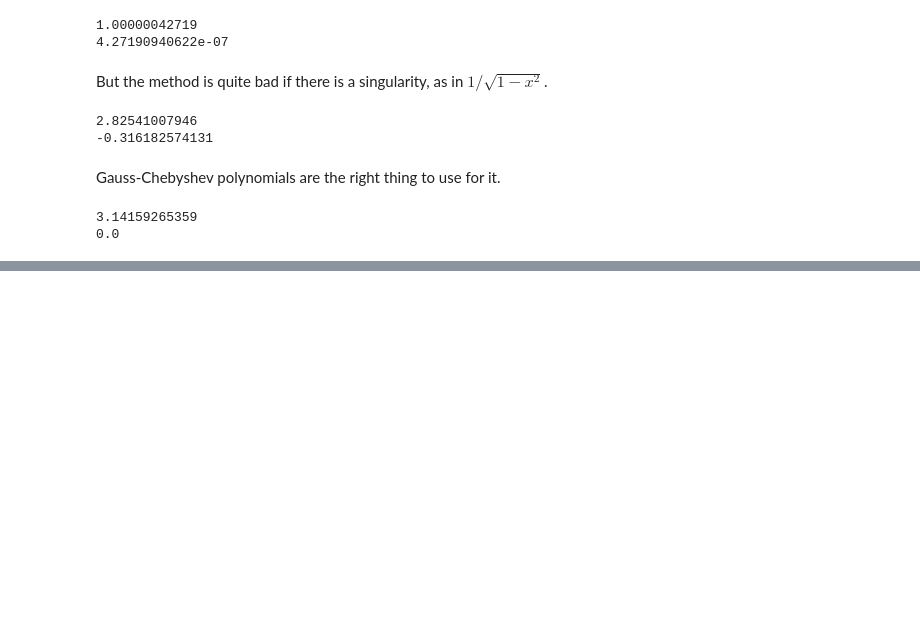
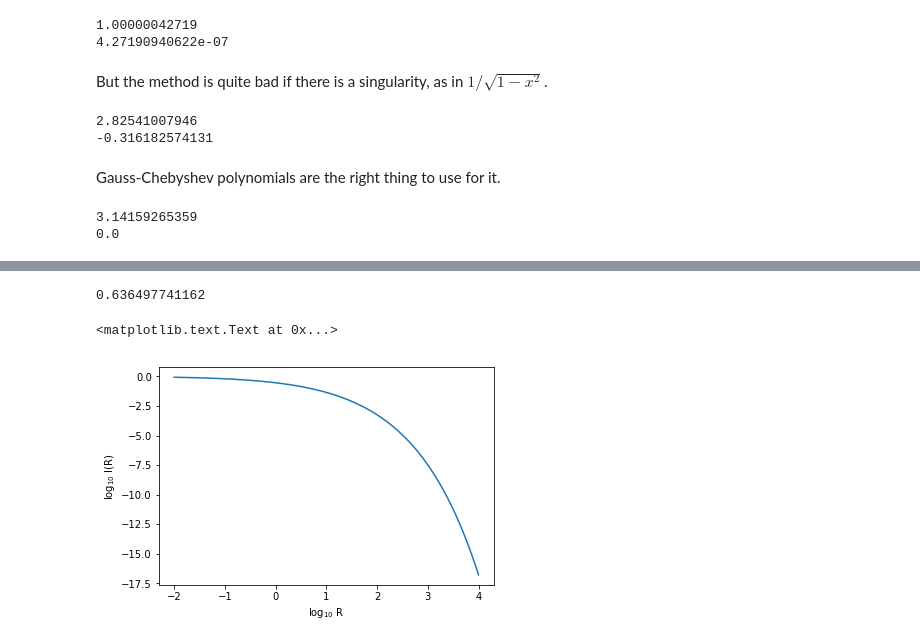
Before and after one commit to blanton144/computational, a Jupyter notebook: docs/notebooks/integration.ipynb, the cells around one changed output, grey strips where cells are left out. Saved outputs shown, nothing was run; the diff lists cells and outputs as text; code cells hidden in the pictures; blank space fills up the shorter version.

```diff
--- a/docs/notebooks/integration.ipynb
+++ b/docs/notebooks/integration.ipynb
@@ -303,0 +306,20 @@ print(gausscheb_integral - np.pi)
+# %%
+def r12_f(x=None, eckT=None):
+    return(1. * np.exp(- (eckT / x)**0.5))
+# %%
+from numpy.polynomial.laguerre import laggauss
+(lg_x, lg_weights) = laggauss(20)
+(lg_x_80, lg_weights_80) = laggauss(80)
+# %%
+print((r12_f(x=lg_x, eckT=0.1) * lg_weights).sum())
+# %% [output]
+0.636497741162
+# %%
+neckT = 300
+lneckT_range = np.log([0.01, 10000.])
+lneckT = lneckT_range[0] + (lneckT_range[1] - lneckT_range[0]) * np.arange(neckT) / (np.float64(neckT) - 1.)
+eckT = np.exp(lneckT)
+# %%
+r12 = np.zeros(neckT)
+for indx in np.arange(neckT, dtype=np.int32):
+    r12[indx] = (r12_f(lg_x, eckT=eckT[indx]) * lg_weights).sum()
@@ -303,0 +330,7 @@ print(gausscheb_integral - np.pi)
+# %%
+plt.plot(np.log10(eckT), np.log10(r12))
+plt.xlabel('log$_{10}$ R')
+plt.ylabel('log$_{10}$ I(R)')
+# %% [output]
+<matplotlib.text.Text at 0x...>
+[figure, added]
```
Also changed, not shown: parts of 5 cells of this notebook, 5 other files.
